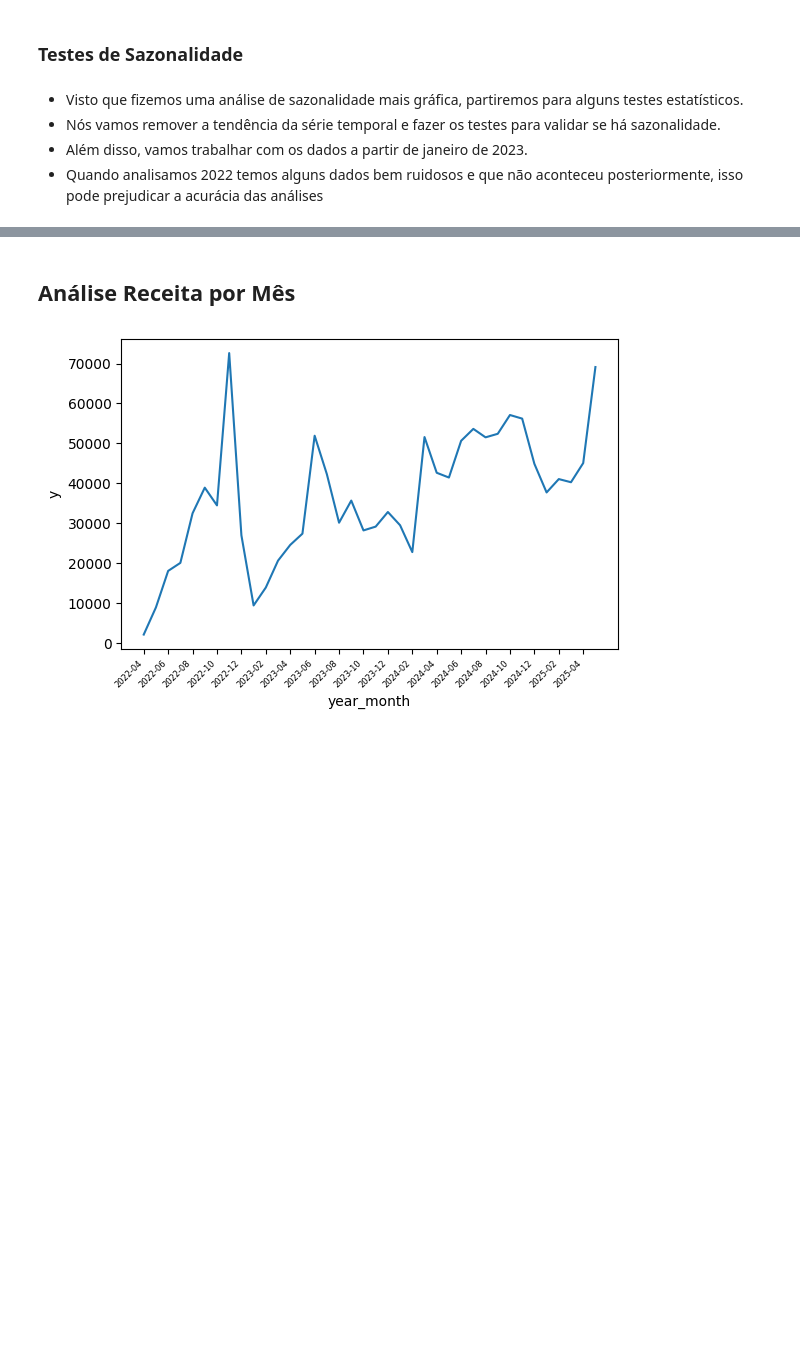
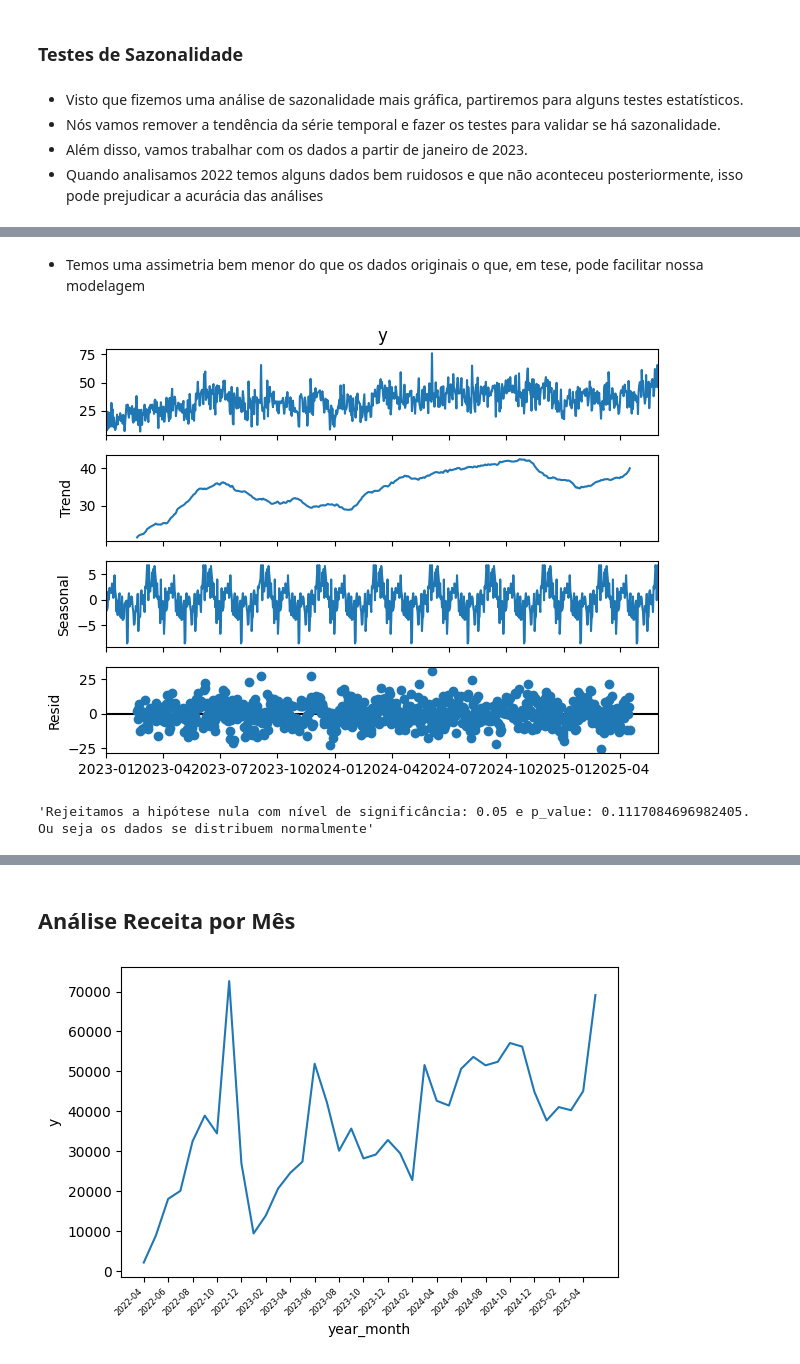
Before and after one commit to mateusalmeida11/mlops-forecast, a Jupyter notebook: notebooks/eda_for_ts.ipynb, the cells around one changed output, grey strips where cells are left out. Cells and saved outputs as stored; diff of their text form; code cells hidden in the pictures; blank space fills up the shorter version.

```diff
--- a/notebooks/eda_for_ts.ipynb
+++ b/notebooks/eda_for_ts.ipynb
@@ -599,0 +613,7 @@ sns.histplot(np.power(y_values, 1/2))
+# %%
+y_values = ts_2023["y"].values
+sqrt_y = np.sqrt(y_values)
+
+print(f'Assimetria: {stats.skew(sqrt_y)}')
+sns.histplot(sqrt_y)
+plt.show()
@@ -599,0 +623,13 @@ sns.histplot(np.power(y_values, 1/2))
+# %% [markdown]
+- Temos uma assimetria bem menor do que os dados originais o que, em tese, pode facilitar nossa modelagem
+# %%
+ts_2023['y_sqrt'] = sqrt_y
+ts_2023.drop(columns=["y"], inplace=True)
+ts_2023.rename(columns={"y_sqrt":"y"}, inplace=True)
+# %%
+eda_sqrt = EdaTimeSeries(ts=ts_2023)
+
+result = eda_sqrt.decomposition_time_series(model='aditive', period=90)
+result.plot();
+# %% [output]
+[figure, added]
@@ -599,0 +638,4 @@ sns.histplot(np.power(y_values, 1/2))
+# %%
+testes.test_normalidade(resid["resid"])
+# %% [output]
+'Rejeitamos a hipótese nula com nível de significância: 0.05 e p_value: 0.1117084696982405. Ou seja os dados se distribuem normalmente'
```
Also changed, not shown: parts of 27 cells of this notebook.
